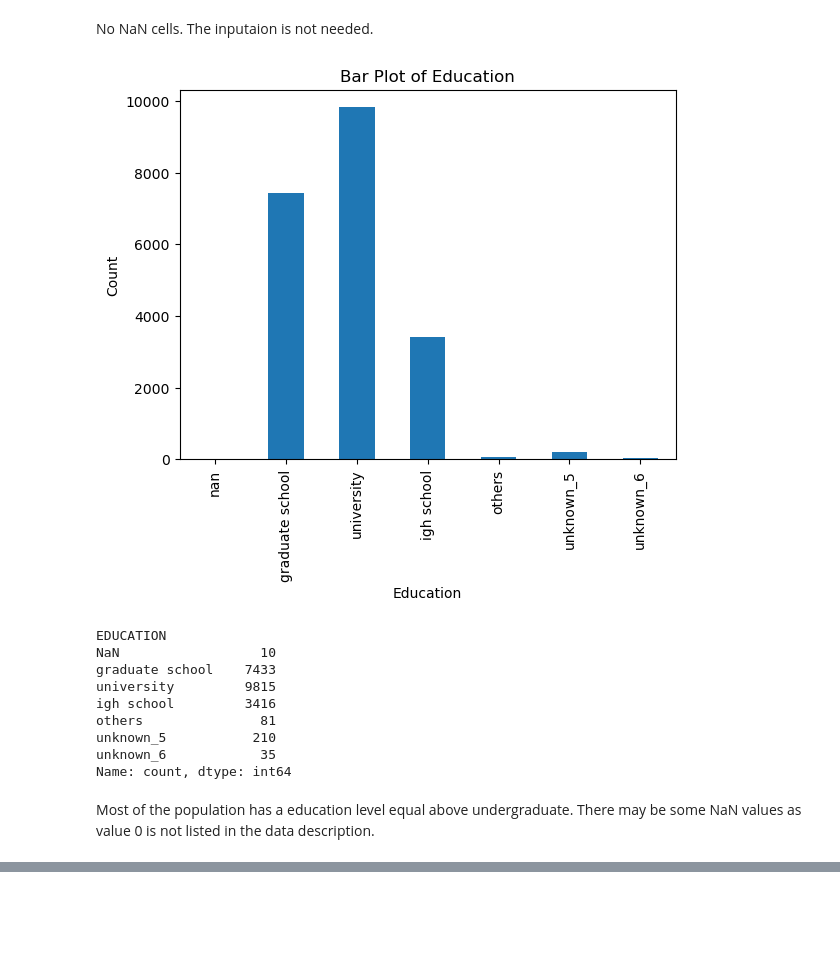
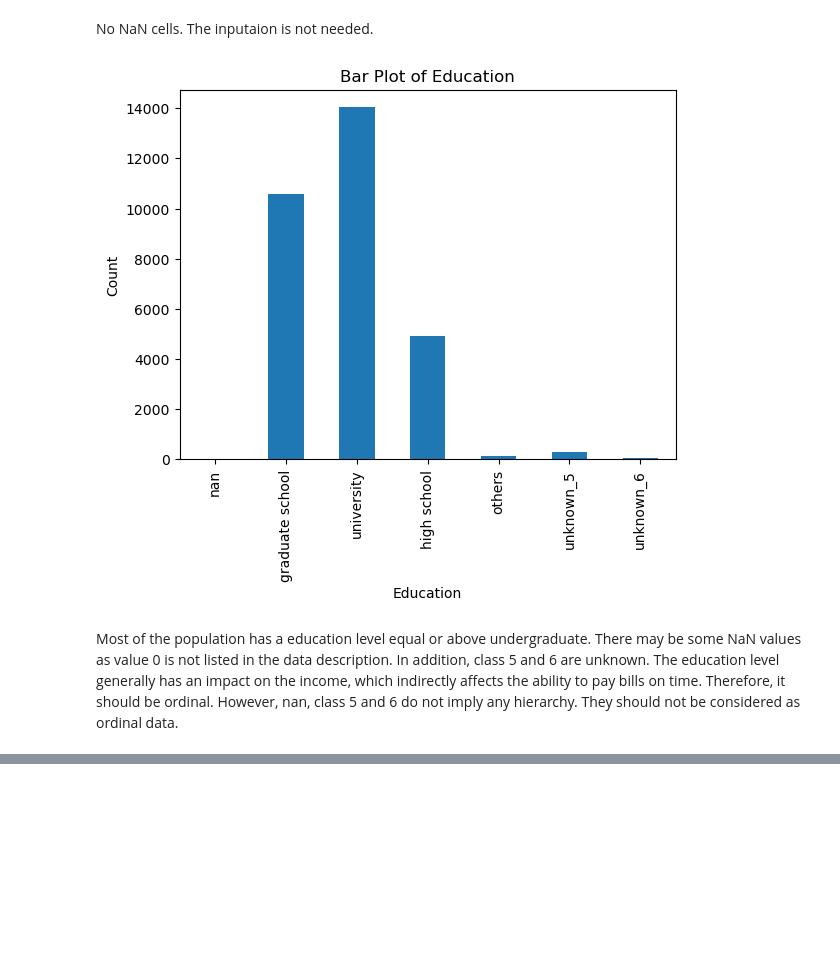
Before and after one commit to OminiCarlos/hw5, a Jupyter notebook: hw5.ipynb, the cells around one changed output, grey strips where cells are left out. Cells and saved outputs as stored; diff of their text form; code cells hidden in the pictures; blank space fills up the shorter version.

```diff
--- a/hw5.ipynb
+++ b/hw5.ipynb
@@ -139,8 +139,8 @@ _Points:_ 3
     Problem: Defaulted credit card payments cause loss to financial instituts. It is important to identify the people with an elevated risk to default the bills, make plans with them to get bills paid and reduce financial risk. \
     Dataset: Dataset contains demographic and financial information of the customer populations. Demographic data like gender and age helps to draw a picture of the population. We can maybe infer more information based on these features. The financial data are direct indicators of the customers financial situation. For example, if the PAY_AMT6 is low, this might mean customers have financial hardships.\
 # %%
-cc_df = pd.read_csv("data/UCI_Credit_Card.csv")
-cc_df.shape
+credit_df = pd.read_csv("data/UCI_Credit_Card.csv")
+credit_df.shape
 # %% [output]
 (30000, 25)
 # %% [markdown]
@@ -253,25 +253,16 @@ memory usage: 4.0 MB
 # %% [markdown]
 No NaN cells. The inputaion is not needed.
 # %%
-edu_counts = X_train['EDUCATION'].value_counts().sort_index()
-edu_dic = {1:"graduate school", 2:"university", 3:"igh school", 4:"others", 5:"unknown_5", 6:"unknown_6"}
+edu_counts =credit_df['EDUCATION'].value_counts().sort_index()
+edu_dic = {1:"graduate school", 2:"university", 3:"high school", 4:"others", 5:"unknown_5", 6:"unknown_6"}
 edu_counts.index = edu_counts.index.map(edu_dic)
 edu_counts.plot.bar()
 plt.xlabel('Education')
 plt.ylabel('Count')
 plt.title('Bar Plot of Education')
 plt.show()
 # %% [output]
-[figure, old version]
+[figure, new version]
-EDUCATION
-NaN                  10
-graduate school    7433
-university         9815
-igh school         3416
-others               81
-unknown_5           210
-unknown_6            35
-Name: count, dtype: int64
 # %% [markdown]
-Most of the population has a education level equal above undergraduate. There may be some NaN values as value 0 is not listed in the data description.
+Most of the population has a education level equal or above undergraduate. There may be some NaN values as value 0 is not listed in the data description. In addition, class 5 and 6 are unknown. The education level generally has an impact on the income, which indirectly affects the ability to pay bills on time. Therefore, it should be ordinal. However, nan, class 5 and 6 do not imply any hierarchy. They should not be considered as ordinal data.
 # %%
```
Also changed, not shown: parts of 35 cells of this notebook, 1 other file.
